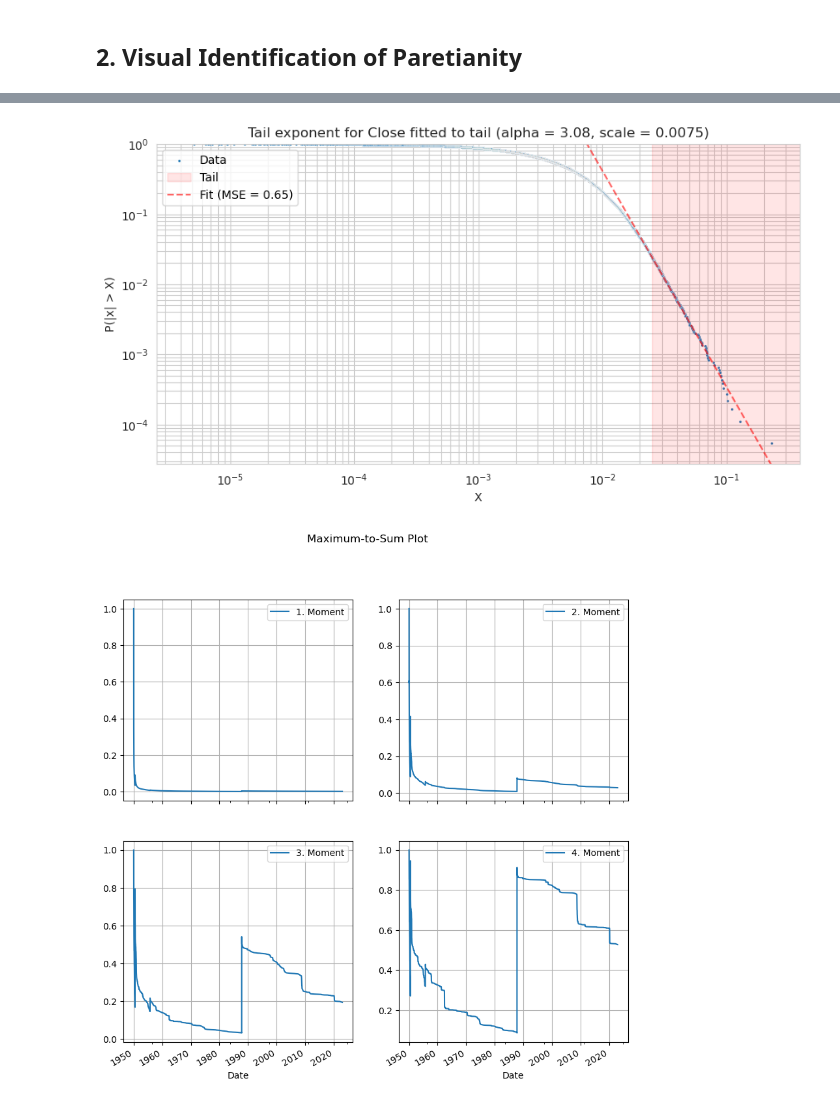
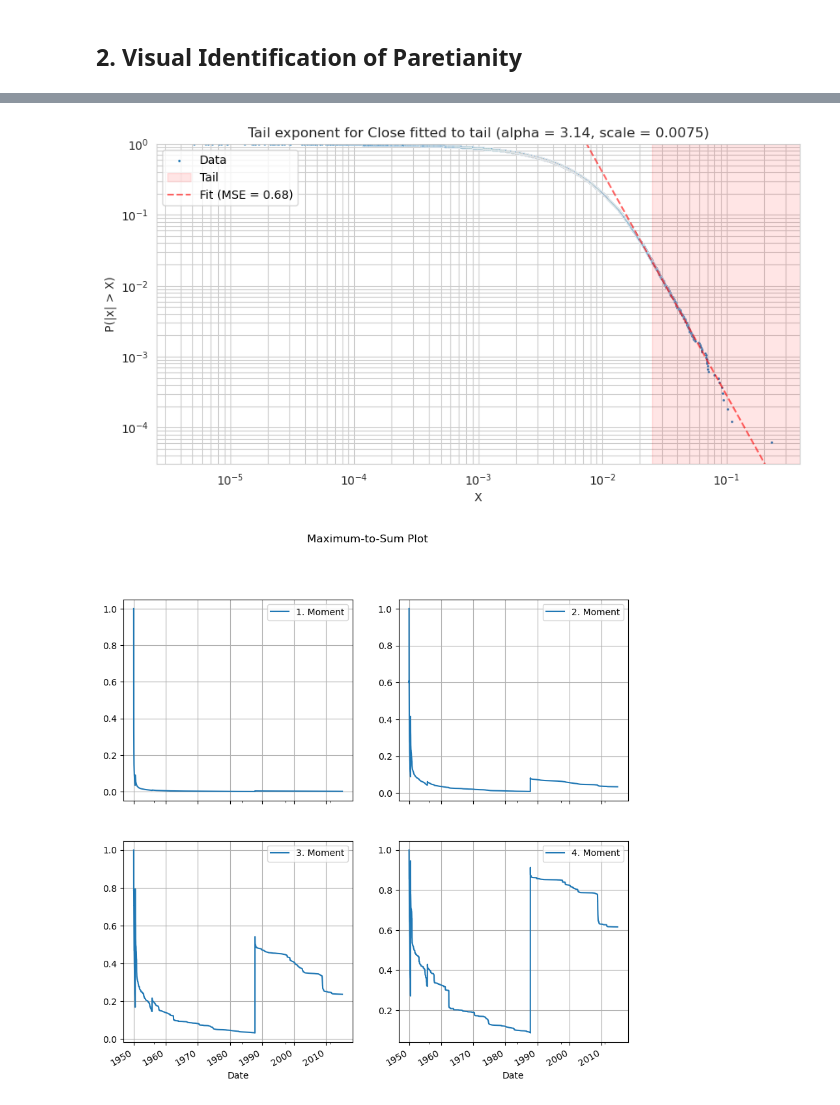
Before and after one commit to ssadjina/FatTailedTools, a Jupyter notebook: notebook_examples.ipynb, the cells around one changed output, grey strips where cells are left out. Saved outputs shown, nothing was run; the diff lists cells and outputs as text; code cells hidden in the pictures.

```diff
--- a/notebook_examples.ipynb
+++ b/notebook_examples.ipynb
@@ -5,6 +5,7 @@ This notebook is meant to demonstrate the use of the various functions. As **cas
 # %% [markdown]
 ## 0. Load Data
 # %%
+import matplotlib.pyplot as plt
 import pandas as pd
 
 # Read daily prices of S&P500 from csv file
@@ -20,7 +21,7 @@ df.sort_index(inplace=True, ascending=True)
 df.index = pd.to_datetime(df.index)
 
 # Use data between 1950 and 2022
-series = df.loc['1950-01-01':'2022-12-31', 'Close']
+series = df.loc['1950-01-01':'2014-12-31', 'Close'].dropna()
 
 # Visualize
 series.plot(logy=True, grid=True, title='Daily closing prices for S&P 500');
@@ -35,11 +36,11 @@ from FatTailedTools import returns, tails
 log_returns = returns.get_log_returns(series=series)
 
 # Get absolute returns
-log_returns_abs = tails.get_both_tails(log_returns)
+log_returns_abs = tails.get_both_tails(series=log_returns)
 
 # Get returns for left and right tails separately
-log_returns_left  = tails.get_left_tail(log_returns)
-log_returns_right = tails.get_right_tail(log_returns)
+log_returns_left  = tails.get_left_tail(series=log_returns)
+log_returns_right = tails.get_right_tail(series=log_returns)
 
 # Visualize
 log_returns_abs.plot(grid=True, title='Daily absolute logarithmic returns for S&P 500');
@@ -57,11 +66,12 @@ plotting.plot_survival_function(log_returns_abs, tail_zoom=True);
 # %%
 # Based on a first quick look, the tail of the absolute returns seems to be well approximated by a Pareto
 # distribution with tail exponent around 3 and scale of around 0.0075:
-alpha.fit_alpha_linear(log_returns_abs, tail_frac=(log_returns_abs >= 0.025).mean());
+alpha.fit_alpha_linear(series=log_returns_abs, tail_frac=(log_returns_abs >= 0.025).mean());
 # %% [output]
-[figure, old version]
+[figure, new version]
 # %%
 # Plot maximum-to-sum plot for the first 4 moments of the absolute log returns
-plotting.max_sum_plot(log_returns_abs)
+# The 4. moment clearly does not converge, indicating the non-existence of the fourth moment.
+plotting.max_sum_plot(series=log_returns_abs)
 # %% [output]
-[figure, old version]
+[figure, new version]
```
Also changed, not shown: parts of 18 cells of this notebook, 1 other file.
